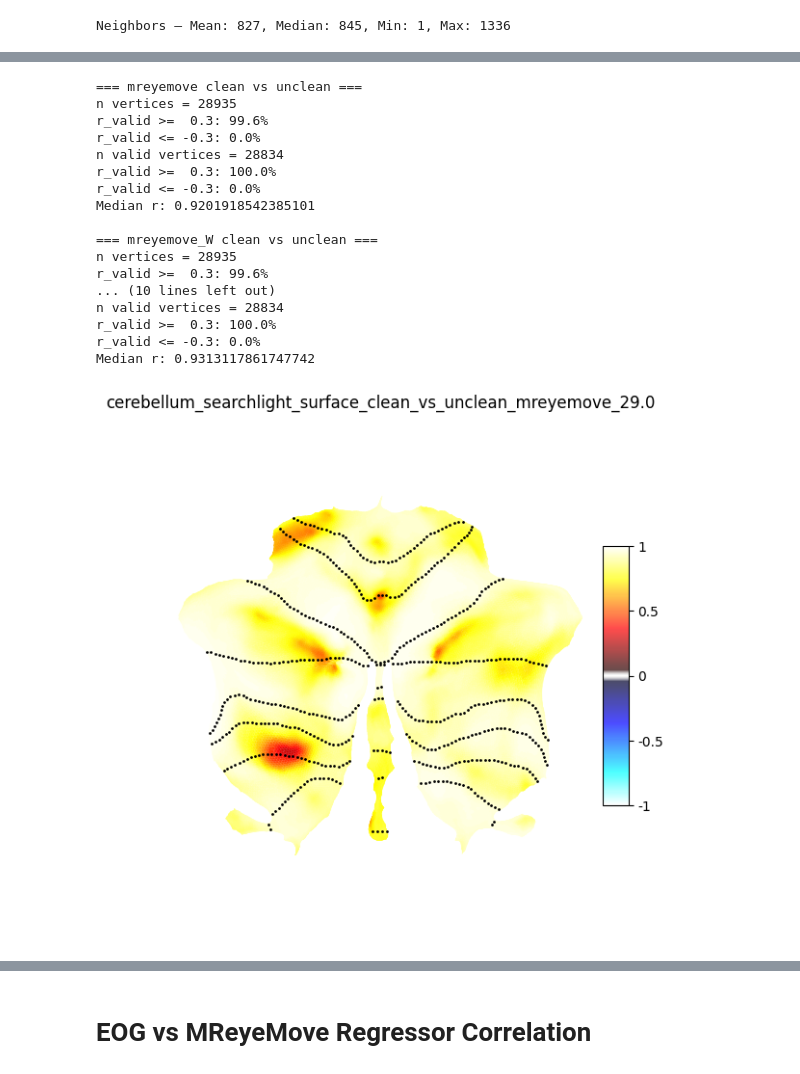
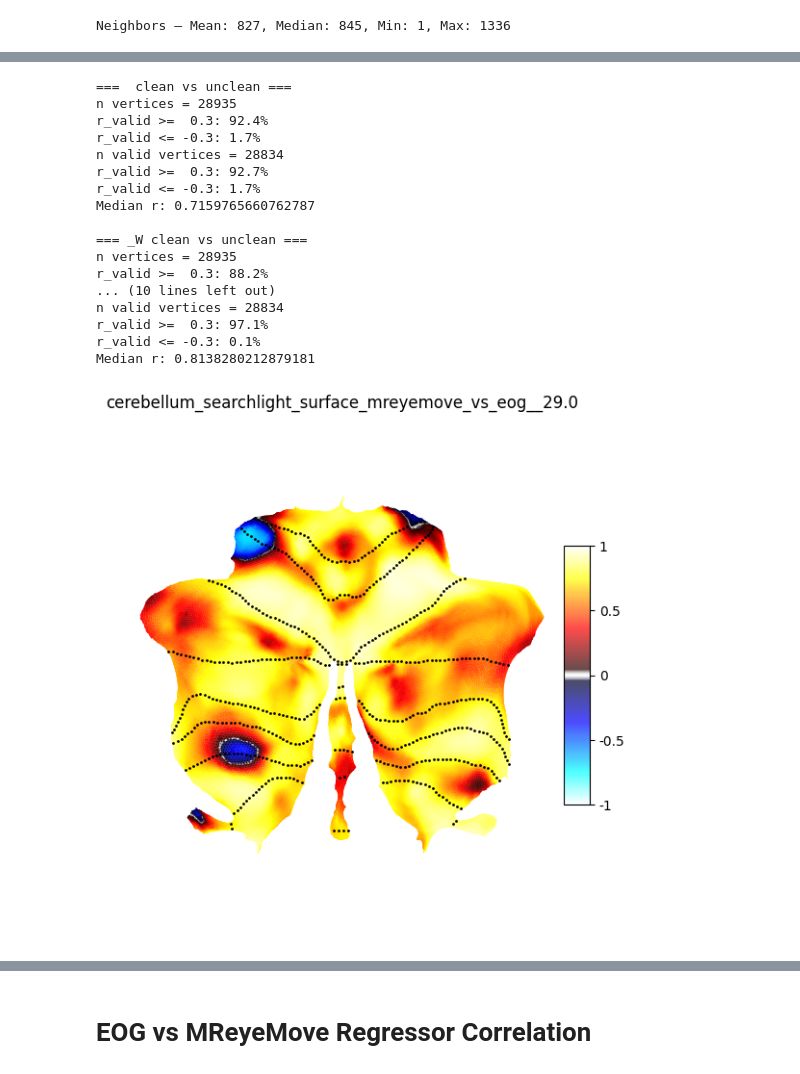
Before and after one commit to BCN-lab/sleepMReye, a Jupyter notebook: sleepmreye/notebooks/6_eog_vs_mreyemove.ipynb, the cells around one changed output, grey strips where cells are left out. Drawn from its saved outputs; the diff is of its cells as text; code cells hidden in the pictures.

```diff
--- a/sleepmreye/notebooks/6_eog_vs_mreyemove.ipynb
+++ b/sleepmreye/notebooks/6_eog_vs_mreyemove.ipynb
@@ -80,9 +80,9 @@ Building geodesic neighborhoods (radius=29.0mm)...
 Neighbors — Mean: 827, Median: 845, Min: 1, Max: 1336
 # %%
 comparisons = [
-    "mreyemove",
-    "mreyemove_W",
-    "mreyemove_S",
+    "",
+    "_W",
+    "_S",
 ]
 corr_maps = {}
 # %%
@@ -93,12 +93,11 @@ Cerebrum Searchlight
 from SleepMReye.plotting import plot_surface_searchlight
 from mreyemove.analysis.searchlight_correlation import run_fsaverage_surface_searchlight_correlation
 
-desc_add_eog = "clean-eog-sleep-nrem3-flame"
 for contrast in comparisons:
     print(f"\n=== {contrast} mreyemove vs eog ===")
 
-    data_a, _ = mrio.load_FLAME_result(contrast=contrast, desc_add=desc_add_main)
-    data_b, _ = mrio.load_FLAME_result(contrast=contrast, desc_add=desc_add_eog)
+    data_a, _ = mrio.load_FLAME_result(contrast=f"mreyemove{contrast}", desc_add=desc_add_main)
+    data_b, _ = mrio.load_FLAME_result(contrast=f"eog{contrast}", desc_add=desc_add_eog)
 
     print(data_a.t_stat.shape)
 
@@ -130,59 +144,58 @@ from SUITPy import flatmap
 from mreyemove.analysis.searchlight_correlation import surface_searchlight_correlation
 
 config_main_cer = GLMConfig.from_yaml(CONFIG_DIR / "original_sleep_cer.yml")
-desc_add_main_cer = construct_desc(dataset=mrio_unclean, config=config_main_cer)
+desc_add_main_cer = construct_desc(dataset=mrio, config=config_main_cer)
 desc_add_main_cer = f"{desc_add_main_cer}-{config_main_cer.second_level.method}"
-desc_add_main_cer = "clean-original-sleep-incl-nrem3-cer-cov-flame"
 
-config_eog_cer = GLMConfig.from_yaml(CONFIG_DIR / "original_sleep_cer.yml")
+config_eog_cer = GLMConfig.from_yaml(CONFIG_DIR / "eog_sleep_cer.yml")
 desc_add_eog_cer = construct_desc(dataset=mrio, config=config_eog_cer)
-desc_add_eog_cer = f"{desc_add_eog_cer}-{desc_add_eog_cer.second_level.method}"
+desc_add_eog_cer = f"{desc_add_eog_cer}-{config_eog_cer.second_level.method}"
 
 for contrast in comparisons:
     print(f"\n=== {contrast} clean vs unclean ===")
     title = f"cerebellum_searchlight_surface_mreyemove_vs_eog_{contrast}_{radius_mm}"
 
-    vol_a,_ = mrio.load_FLAME_result(contrast=contrast, desc_add=desc_add_main_cer)
-    vol_b,_ = mrio_unclean.load_FLAME_result(contrast=contrast, desc_add=desc_add_unclean)
+    vol_a, _ = mrio.load_FLAME_result(contrast=f"mreyemove{contrast}", desc_add=desc_add_main_cer)
+    vol_b, _ = mrio.load_FLAME_result(contrast=f"eog{contrast}", desc_add=desc_add_eog_cer)
 
     surf_a = flatmap.vol_to_surf(vol_a.t_stat, space='FSL')
     surf_b = flatmap.vol_to_surf(vol_b.t_stat, space='FSL')
 
     results = surface_searchlight_correlation(
         map_a_surf=surf_a,
         map_b_surf=surf_b,
         neighborhoods=cerebellum_neighbourhoods,
         min_vertices=10,
     )
 
     corr_maps[f"mreyemove_vs_eog_{contrast}"] = results
 
     ax = flatmap.plot(data=results, cmap=custom_cmap(),
             new_figure=True,
             colorbar=True,
             render='matplotlib',
             cscale=[-1.0, 1.0])
     ax.set_title(title)
 
     output_path = FIG_DIR / f"{title}.png"
 
     ax.figure.savefig(output_path, format="png", dpi=300, bbox_inches="tight")
 # %% [output]
-=== mreyemove clean vs unclean ===
+===  clean vs unclean ===
 n vertices = 28935
-r_valid >=  0.3: 99.6%
-r_valid <= -0.3: 0.0%
+r_valid >=  0.3: 92.4%
+r_valid <= -0.3: 1.7%
 n valid vertices = 28834
-r_valid >=  0.3: 100.0%
-r_valid <= -0.3: 0.0%
-Median r: 0.9201918542385101
+r_valid >=  0.3: 92.7%
+r_valid <= -0.3: 1.7%
+Median r: 0.7159765660762787
 
-=== mreyemove_W clean vs unclean ===
+=== _W clean vs unclean ===
 n vertices = 28935
-r_valid >=  0.3: 99.6%
+r_valid >=  0.3: 88.2%
 ... (10 lines left out)
 n valid vertices = 28834
-r_valid >=  0.3: 100.0%
-r_valid <= -0.3: 0.0%
-Median r: 0.9313117861747742
+r_valid >=  0.3: 97.1%
+r_valid <= -0.3: 0.1%
+Median r: 0.8138280212879181
-[figure, old version]
+[figure, new version]
```
Also changed, not shown: parts of 3 cells of this notebook, 5 other files.
